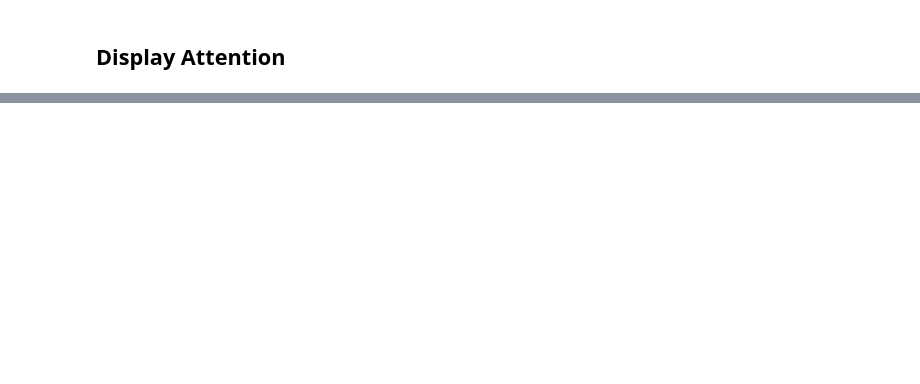
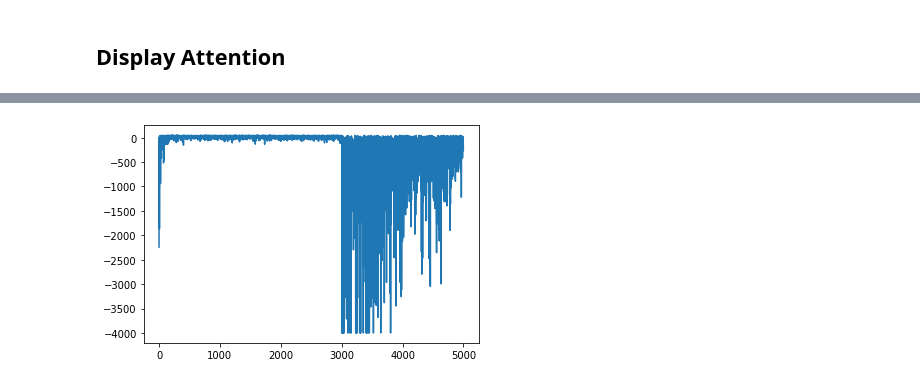
Before and after one commit to covector/AOAOC, a Jupyter notebook: code/Experiment.ipynb, the cells around one changed output, grey strips where cells are left out. Cells and saved outputs as stored; diff of their text form; code cells hidden in the pictures; blank space fills up the shorter version.

```diff
--- a/code/Experiment.ipynb
+++ b/code/Experiment.ipynb
@@ -277,0 +255,5 @@ viz.showAttention(options)
+# %%
+plt.plot(cumRewRec)
+plt.show()
+# %% [output]
+[figure, added]
```
Also changed, not shown: parts of 14 cells of this notebook, 9 other files.
